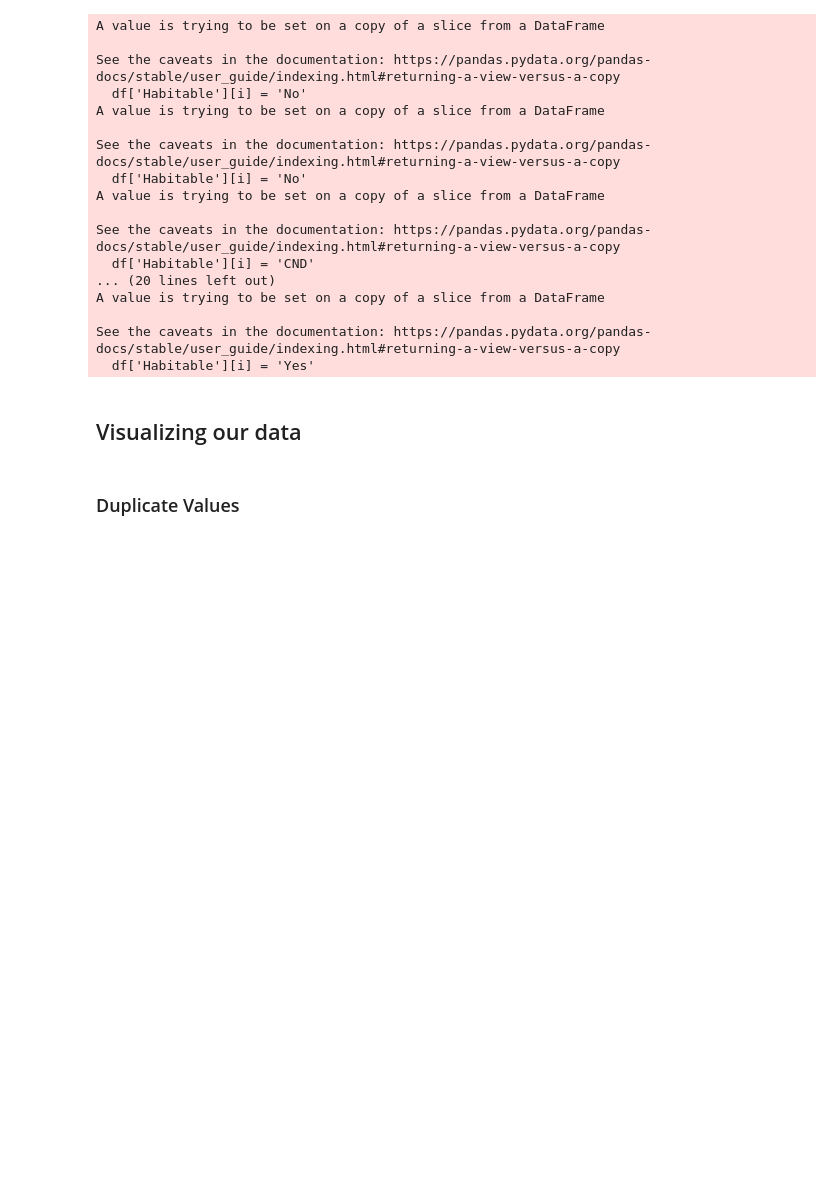
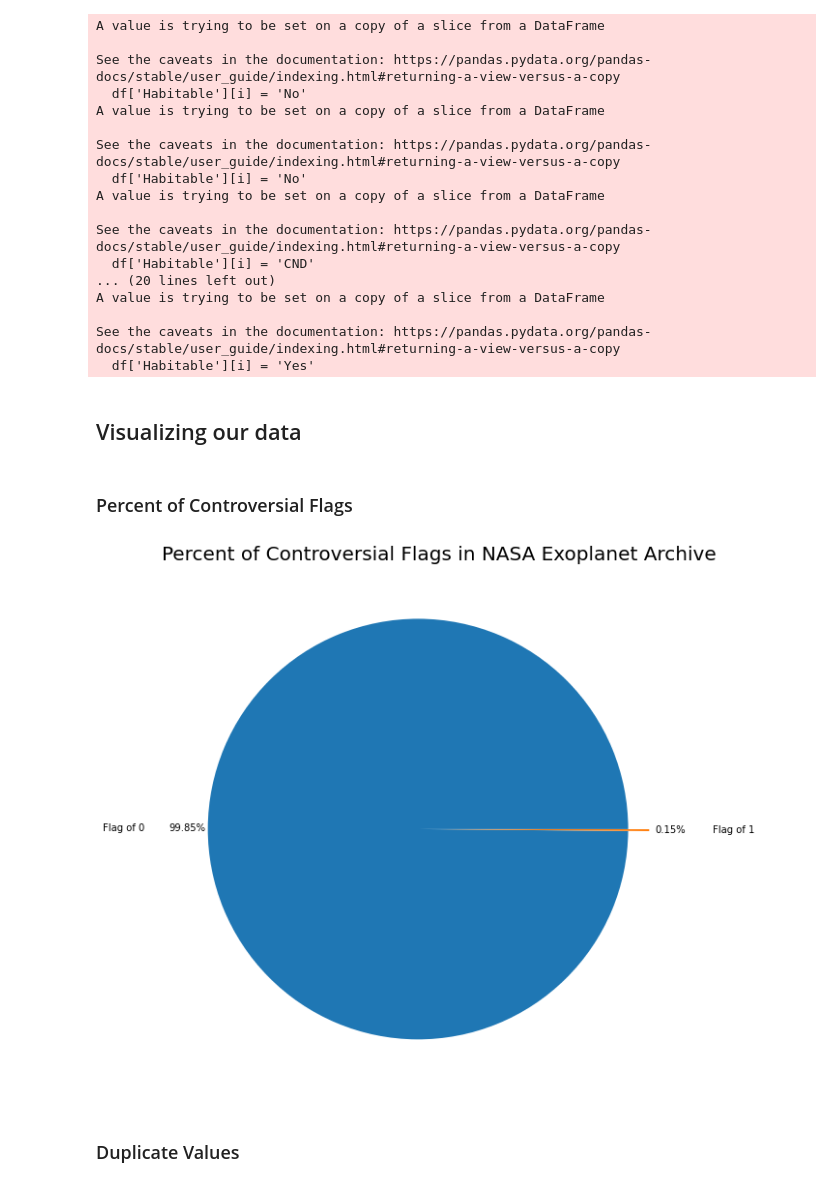
Before and after one commit to vineetrao06/exoplanet-summer-2022, a Jupyter notebook: summer_2022_code/notebooks/Analysis.ipynb, the cells around one changed output. Saved outputs shown, nothing was run; the diff lists cells and outputs as text; code cells hidden in the pictures; blank space fills up the shorter version.

```diff
--- a/summer_2022_code/notebooks/Analysis.ipynb
+++ b/summer_2022_code/notebooks/Analysis.ipynb
@@ -265,6 +273,23 @@ See the caveats in the documentation: https://pandas.pydata.org/pandas-docs/stab
   df['Habitable'][i] = 'Yes'
 # %% [markdown]
 ## Visualizing our data
+# %% [markdown]
+### Percent of Controversial Flags
+# %%
+num_pl_flag_0 = controv_flags_col.value_counts()[0]
+num_pl_flag_1 = controv_flags_col.value_counts()[1]
+
+nums = [num_pl_flag_0, num_pl_flag_1]
+labels = ["Flag of 0", "Flag of 1"]
+
+explode = (0.1, 0)
+
+fig, ax = plt.subplots(figsize=(10,10))
+ax.pie(nums, labels=labels,autopct='%1.2f%%',explode=explode, pctdistance=1.1, labeldistance=1.3)
+plt.title('Percent of Controversial Flags in NASA Exoplanet Archive',size=20)
+plt.show()
+# %% [output]
+[figure, added]
 # %% [markdown]
 ### Duplicate Values
 # %%
```
Also changed, not shown: parts of 11 cells of this notebook, 3 other files.
